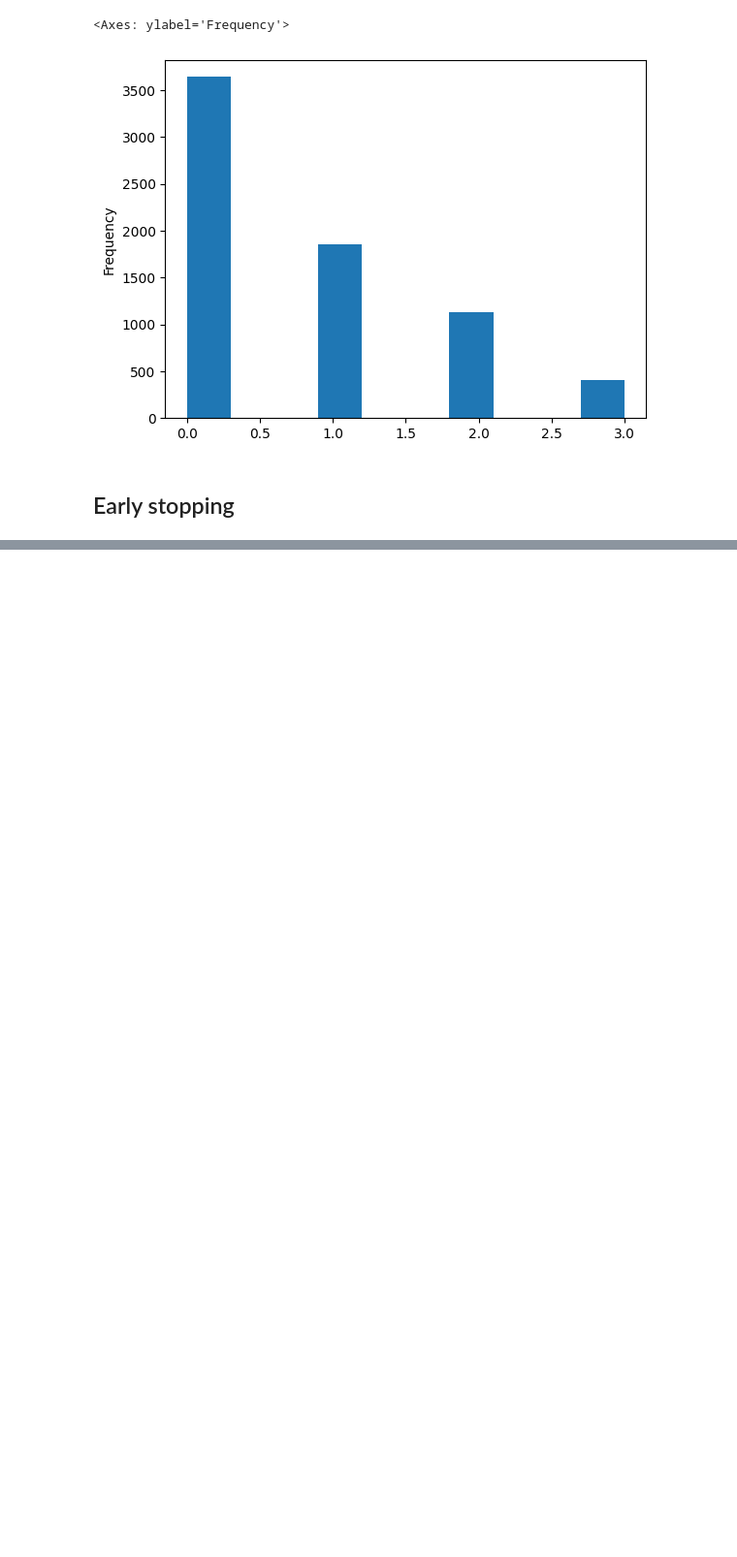
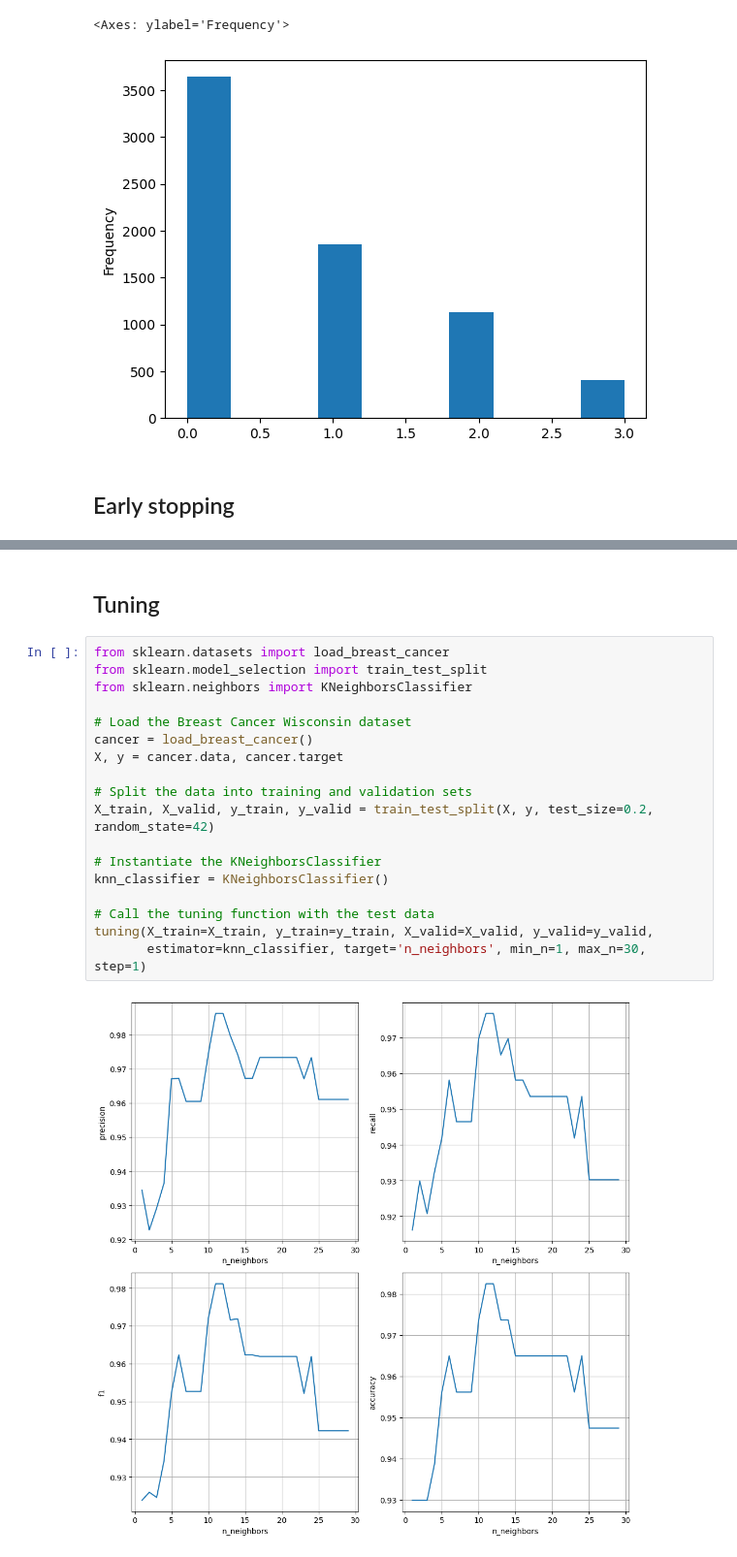
Before and after one commit to Familenko/data_cleaning_class, a Jupyter notebook: test.ipynb, the cells around one changed output, grey strips where cells are left out. Shown at 97% size. Cells and saved outputs as stored; diff of their text form; blank space fills up the shorter version.

Commit message:
tested tuning

```diff
--- a/test.ipynb
+++ b/test.ipynb
@@ -138,0 +147,22 @@ Validation R^2: 0.9607495937371706
+# %% [markdown]
+## Tuning
+# %%
+from sklearn.datasets import load_breast_cancer
+from sklearn.model_selection import train_test_split
+from sklearn.neighbors import KNeighborsClassifier
+
+# Load the Breast Cancer Wisconsin dataset
+cancer = load_breast_cancer()
+X, y = cancer.data, cancer.target
+
+# Split the data into training and validation sets
+X_train, X_valid, y_train, y_valid = train_test_split(X, y, test_size=0.2, random_state=42)
+
+# Instantiate the KNeighborsClassifier
+knn_classifier = KNeighborsClassifier()
+
+# Call the tuning function with the test data
+tuning(X_train=X_train, y_train=y_train, X_valid=X_valid, y_valid=y_valid,
+       estimator=knn_classifier, target='n_neighbors', min_n=1, max_n=30, step=1)
+# %% [output]
+[figure, added]
```
Also changed, not shown: parts of 3 cells of this notebook, 2 other files.
